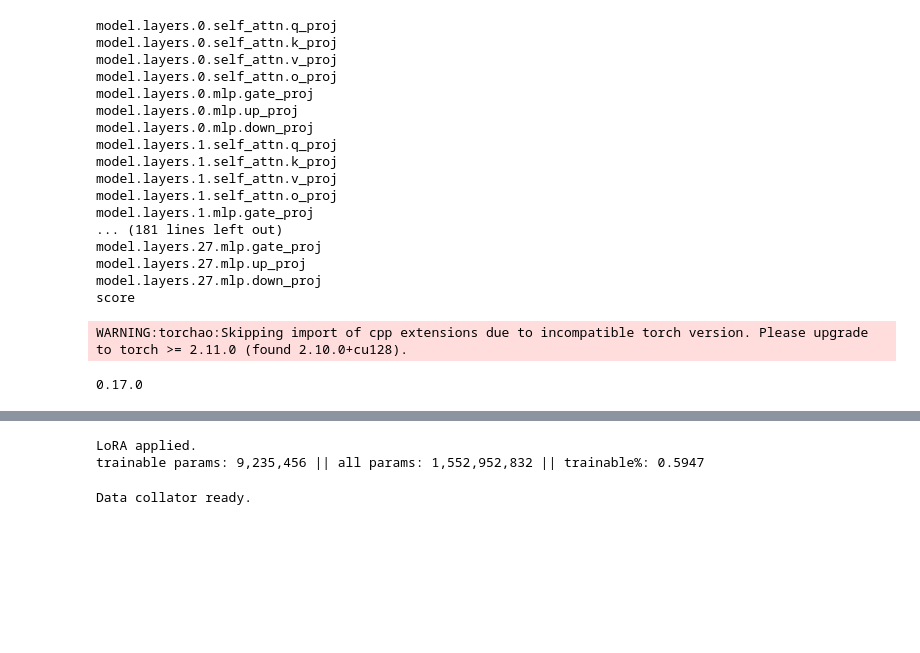
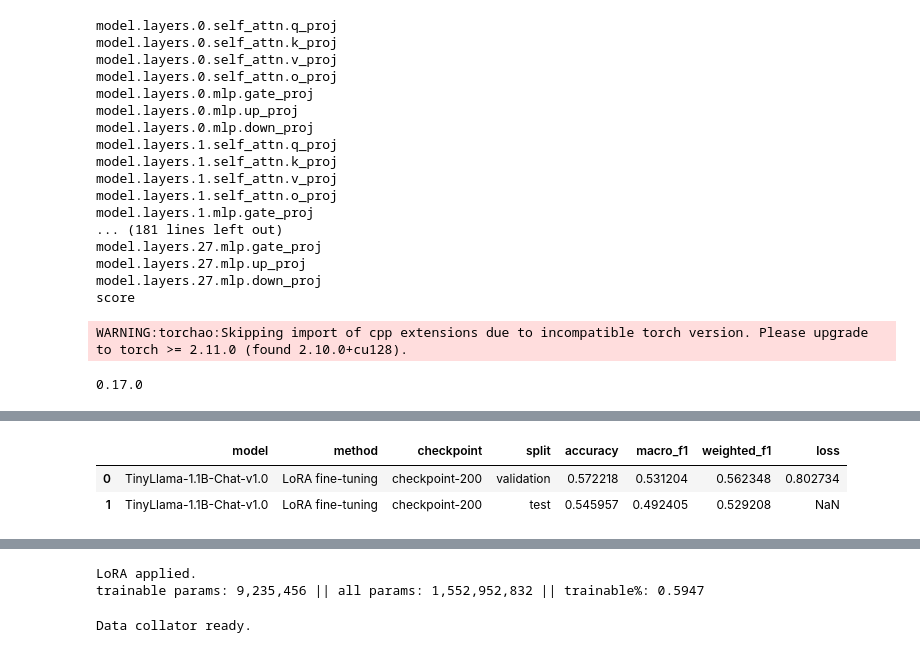
Before and after one commit to gencnis/turkish-answer-quality-slm, a Jupyter notebook: notebooks/10_finetune_tinyllama.ipynb, the cells around one changed output, grey strips where cells are left out. Saved outputs shown, nothing was run; the diff lists cells and outputs as text; code cells hidden in the pictures; blank space fills up the shorter version.

Commit message:
Add TinyLlama fine-tuning results

```diff
--- a/notebooks/10_finetune_tinyllama.ipynb
+++ b/notebooks/10_finetune_tinyllama.ipynb
@@ -117,7 +226,7 @@ Dataset({
     num_rows: 1447
 })
 # %%
-model_id = "Qwen/Qwen2.5-1.5B-Instruct"
+model_id = "TinyLlama/TinyLlama-1.1B-Chat-v1.0"
 
 tokenizer = AutoTokenizer.from_pretrained(model_id)
 
@@ -248,0 +670,14 @@ WARNING:torchao:Skipping import of cpp extensions due to incompatible torch vers
+# %%
+import os
+import pandas as pd
+
+base_path = "/data/processed/strategy_b"
+
+train_df = pd.read_csv(os.path.join(base_path, "train.csv"), encoding="utf-8")
+validation_df = pd.read_csv(os.path.join(base_path, "validation.csv"), encoding="utf-8")
+test_df = pd.read_csv(os.path.join(base_path, "test.csv"), encoding="utf-8")
+
+print("Train boyutu:", train_df.shape)
+print("Validation boyutu:", validation_df.shape)
+print("Test boyutu:", test_df.shape)
+print(test_df.head(2))
@@ -248,0 +951,62 @@ WARNING:torchao:Skipping import of cpp extensions due to incompatible torch vers
+# %%
+import os
+import pandas as pd
+import numpy as np
+import torch
+from google.colab import files
+
+# Klasör oluştur
+tables_dir = "/content/outputs/tables"
+os.makedirs(tables_dir, exist_ok=True)
+
+# Softmax ile olasılıkları hesapla
+probs = torch.softmax(torch.tensor(test_logits), dim=-1).numpy()
+
+# 1) Özet sonuç dosyası
+tinyllama_results = pd.DataFrame([
+    {
+        "model": "TinyLlama-1.1B-Chat-v1.0",
+        "method": "LoRA fine-tuning",
+        "checkpoint": "checkpoint-200",
+        "split": "validation",
+        "accuracy": validation_metrics["eval_accuracy"],
+        "macro_f1": validation_metrics["eval_macro_f1"],
+        "weighted_f1": validation_metrics["eval_weighted_f1"],
+        "loss": validation_metrics["eval_loss"]
+    },
+    {
+        "model": "TinyLlama-1.1B-Chat-v1.0",
+        "method": "LoRA fine-tuning",
+        "checkpoint": "checkpoint-200",
+        "split": "test",
+        "accuracy": test_accuracy,
+        "macro_f1": test_macro_f1,
+        "weighted_f1": test_weighted_f1,
+        "loss": None
+    }
+])
+
+results_path = os.path.join(tables_dir, "tinyllama_finetune_results.csv")
+tinyllama_results.to_csv(results_path, index=False, encoding="utf-8-sig")
+
+# 2) Test tahminleri dosyası
+tinyllama_predictions = test_df.copy()
+tinyllama_predictions["true_label"] = test_labels
+tinyllama_predictions["predicted_label"] = test_predictions
+tinyllama_predictions["prob_label_0"] = probs[:, 0]
+tinyllama_predictions["prob_label_1"] = probs[:, 1]
+
+predictions_path = os.path.join(tables_dir, "tinyllama_test_predictions.csv")
+tinyllama_predictions.to_csv(predictions_path, index=False, encoding="utf-8-sig")
+
+print("Dosyalar oluşturuldu:")
+print(results_path)
+print(predictions_path)
+
+print("\nTinyLlama sonuç özeti:")
+display(tinyllama_results)
+
+# Dosyaları bilgisayara indir
+files.download(results_path)
+files.download(predictions_path)
+# %% [output]
@@ -248,0 +1018,3 @@ WARNING:torchao:Skipping import of cpp extensions due to incompatible torch vers
+|  | model | method | checkpoint | split | accuracy | macro_f1 | weighted_f1 | loss |
+| 0 | TinyLlama-1.1B-Chat-v1.0 | LoRA fine-tuning | checkpoint-200 | validation | 0.572218 | 0.531204 | 0.562348 | 0.802734 |
+| 1 | TinyLlama-1.1B-Chat-v1.0 | LoRA fine-tuning | checkpoint-200 | test | 0.545957 | 0.492405 | 0.529208 | NaN |
```
Also changed, not shown: parts of 29 cells of this notebook, 2 other files.
